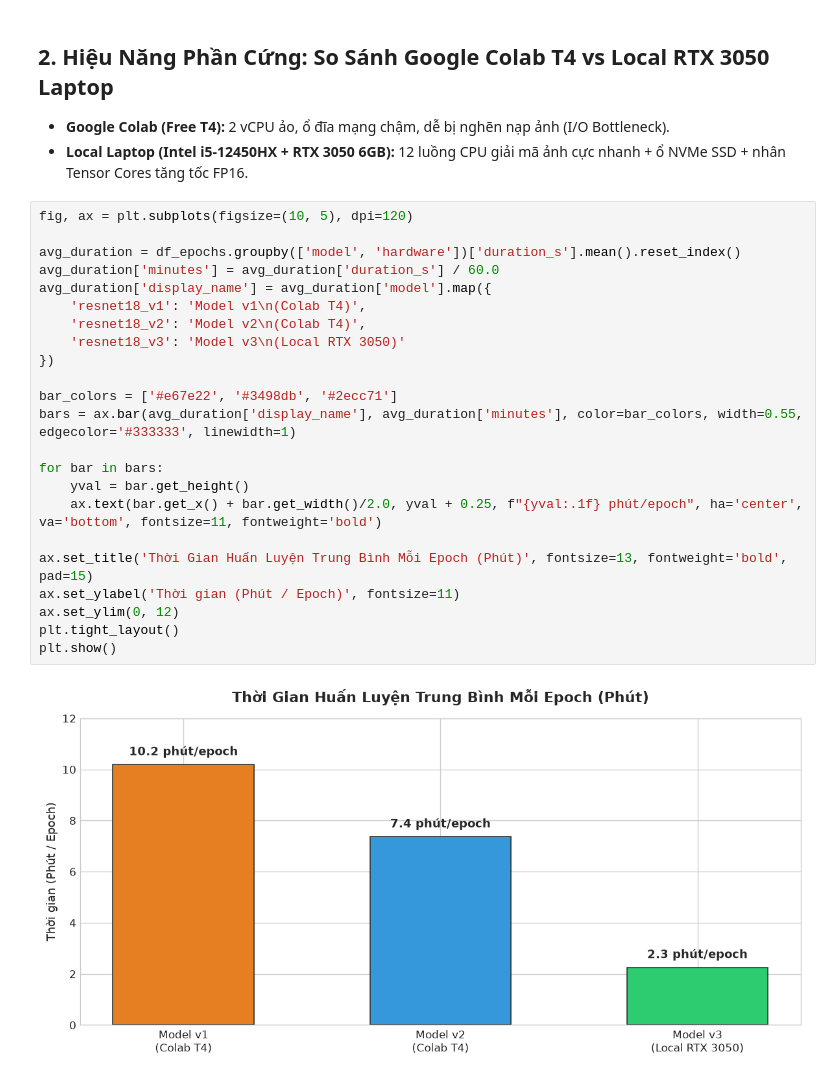
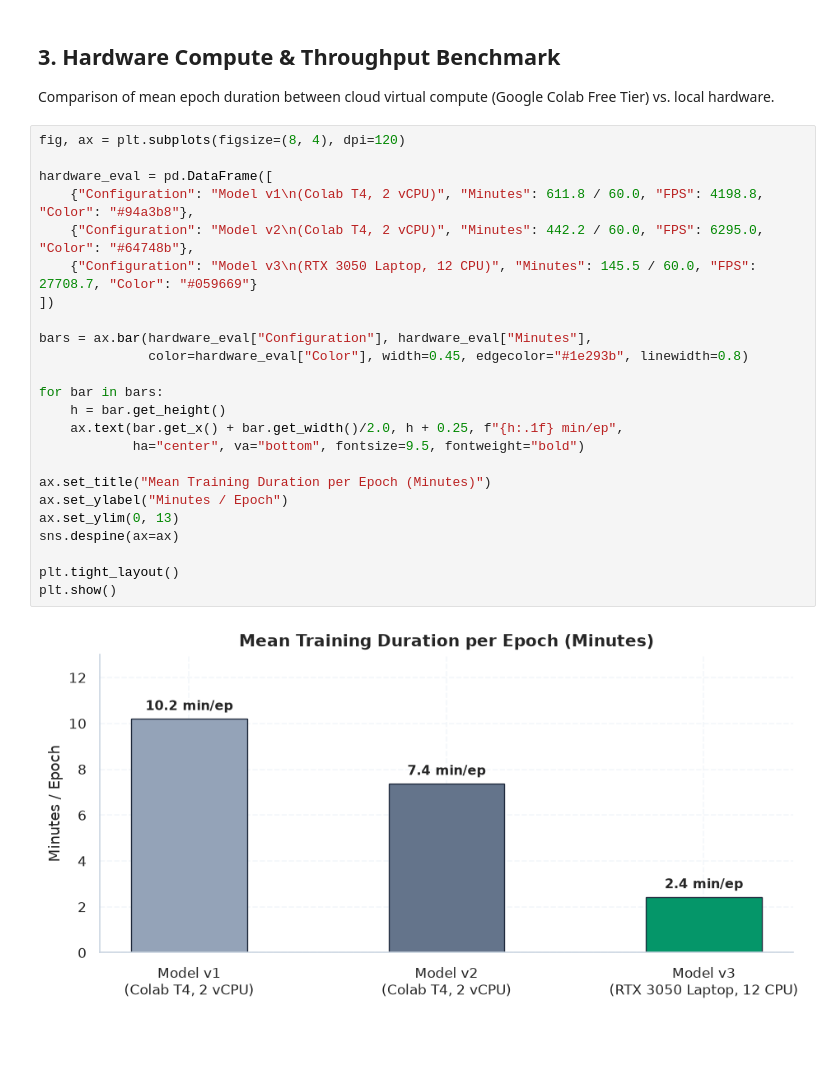
Before and after one commit to Longcodepro/plant-disease-ml, a Jupyter notebook: notebooks/07_model_evaluation_and_analysis.ipynb, the cells around one changed output. Saved outputs shown, nothing was run; the diff lists cells and outputs as text; blank space fills up the shorter version.

```diff
--- a/notebooks/07_model_evaluation_and_analysis.ipynb
+++ b/notebooks/07_model_evaluation_and_analysis.ipynb
@@ -93,29 +165,29 @@ plt.show()
-# %% [markdown]
-## 2. Hiệu Năng Phần Cứng: So Sánh Google Colab T4 vs Local RTX 3050 Laptop
-* **Google Colab (Free T4):** 2 vCPU ảo, ổ đĩa mạng chậm, dễ bị nghẽn nạp ảnh (I/O Bottleneck).
-* **Local Laptop (Intel i5-12450HX + RTX 3050 6GB):** 12 luồng CPU giải mã ảnh cực nhanh + ổ NVMe SSD + nhân Tensor Cores tăng tốc FP16.
+# %% [markdown]
+## 3. Hardware Compute & Throughput Benchmark
+Comparison of mean epoch duration between cloud virtual compute (Google Colab Free Tier) vs. local hardware.
 # %%
-fig, ax = plt.subplots(figsize=(10, 5), dpi=120)
+fig, ax = plt.subplots(figsize=(8, 4), dpi=120)
 
-avg_duration = df_epochs.groupby(['model', 'hardware'])['duration_s'].mean().reset_index()
-avg_duration['minutes'] = avg_duration['duration_s'] / 60.0
-avg_duration['display_name'] = avg_duration['model'].map({
-    'resnet18_v1': 'Model v1\n(Colab T4)',
-    'resnet18_v2': 'Model v2\n(Colab T4)',
-    'resnet18_v3': 'Model v3\n(Local RTX 3050)'
-})
+hardware_eval = pd.DataFrame([
+    {"Configuration": "Model v1\n(Colab T4, 2 vCPU)", "Minutes": 611.8 / 60.0, "FPS": 4198.8, "Color": "#94a3b8"},
+    {"Configuration": "Model v2\n(Colab T4, 2 vCPU)", "Minutes": 442.2 / 60.0, "FPS": 6295.0, "Color": "#64748b"},
+    {"Configuration": "Model v3\n(RTX 3050 Laptop, 12 CPU)", "Minutes": 145.5 / 60.0, "FPS": 27708.7, "Color": "#059669"}
+])
 
-bar_colors = ['#e67e22', '#3498db', '#2ecc71']
-bars = ax.bar(avg_duration['display_name'], avg_duration['minutes'], color=bar_colors, width=0.55, edgecolor='#333333', linewidth=1)
+bars = ax.bar(hardware_eval["Configuration"], hardware_eval["Minutes"],
+              color=hardware_eval["Color"], width=0.45, edgecolor="#1e293b", linewidth=0.8)
 
 for bar in bars:
-    yval = bar.get_height()
-    ax.text(bar.get_x() + bar.get_width()/2.0, yval + 0.25, f"{yval:.1f} phút/epoch", ha='center', va='bottom', fontsize=11, fontweight='bold')
+    h = bar.get_height()
+    ax.text(bar.get_x() + bar.get_width()/2.0, h + 0.25, f"{h:.1f} min/ep",
+            ha="center", va="bottom", fontsize=9.5, fontweight="bold")
 
-ax.set_title('Thời Gian Huấn Luyện Trung Bình Mỗi Epoch (Phút)', fontsize=13, fontweight='bold', pad=15)
-ax.set_ylabel('Thời gian (Phút / Epoch)', fontsize=11)
-ax.set_ylim(0, 12)
+ax.set_title("Mean Training Duration per Epoch (Minutes)")
+ax.set_ylabel("Minutes / Epoch")
+ax.set_ylim(0, 13)
+sns.despine(ax=ax)
+
 plt.tight_layout()
 plt.show()
 # %% [output]
-[figure, old version]
+[figure, new version]
```
Also changed, not shown: parts of 16 cells of this notebook, 3 other files.
